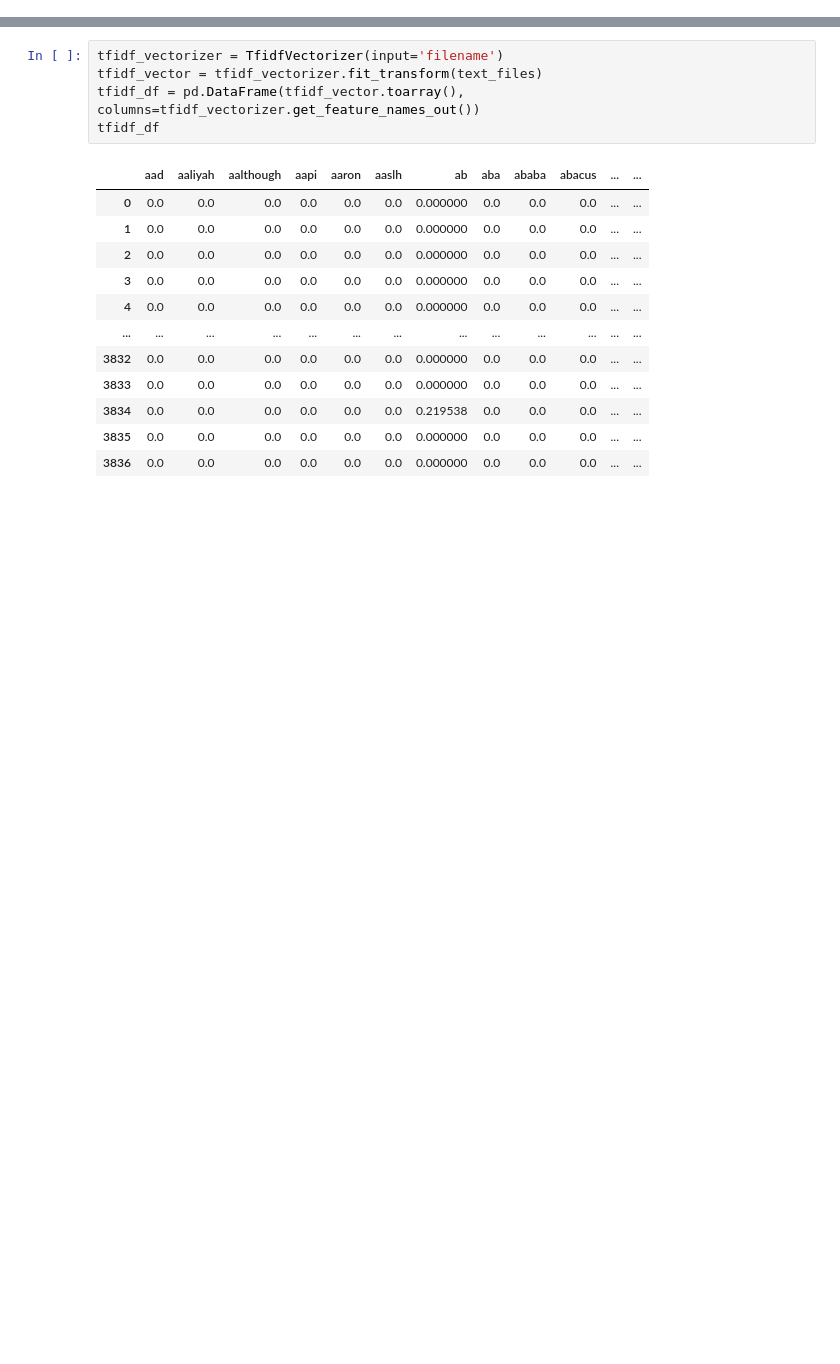
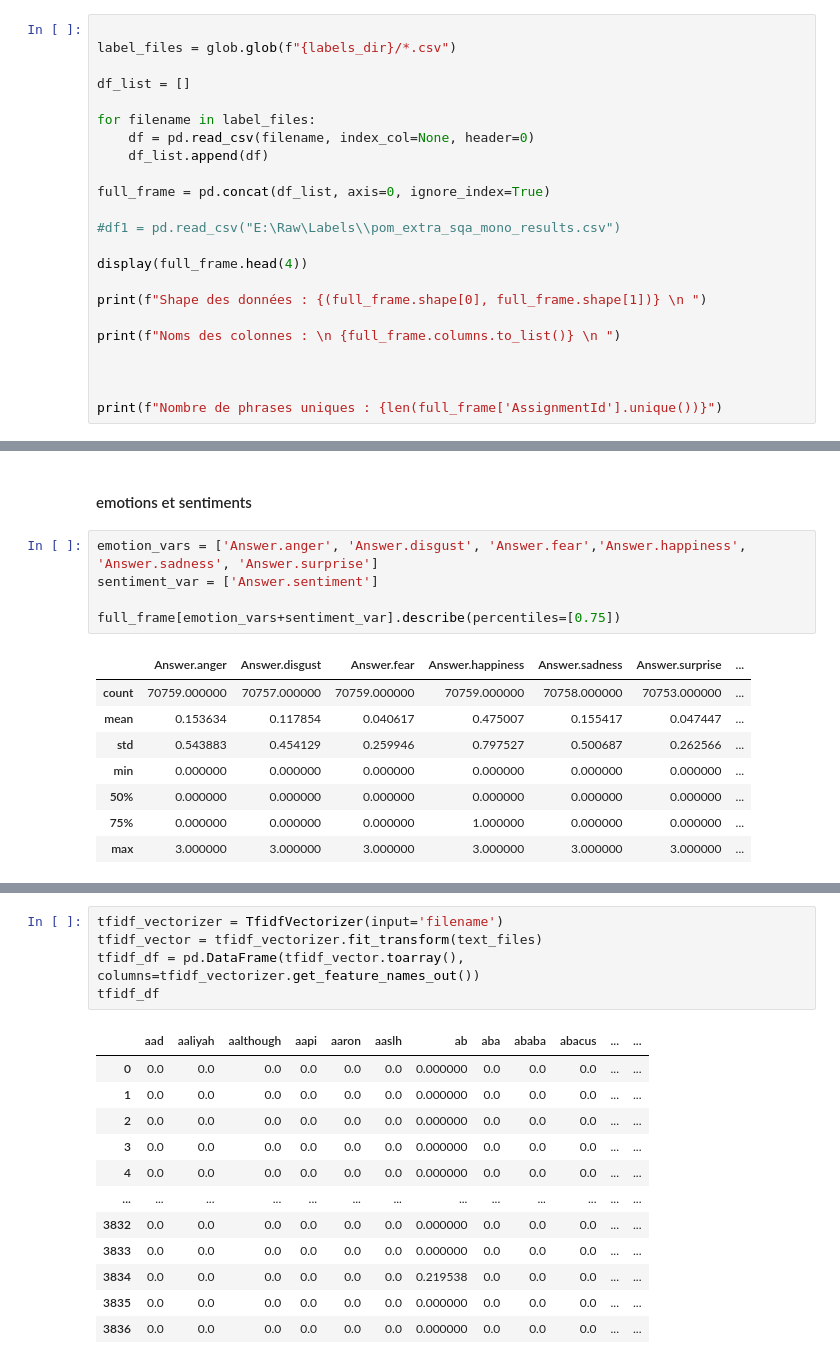
Before and after one commit to phgz/emotion, a Jupyter notebook: notebooks/text_cleaning.ipynb, the cells around one changed output, grey strips where cells are left out. Saved outputs shown, nothing was run; the diff lists cells and outputs as text; blank space fills up the shorter version.

```diff
--- a/notebooks/text_cleaning.ipynb
+++ b/notebooks/text_cleaning.ipynb
@@ -26,0 +46,23 @@ def list_filenames(root_dir):
+# %%
+
+label_files = glob.glob(f"{labels_dir}/*.csv")
+
+df_list = []
+
+for filename in label_files:
+    df = pd.read_csv(filename, index_col=None, header=0)
+    df_list.append(df)
+
+full_frame = pd.concat(df_list, axis=0, ignore_index=True)
+
+#df1 = pd.read_csv("E:\Raw\Labels\\pom_extra_sqa_mono_results.csv")
+
+display(full_frame.head(4))
+
+print(f"Shape des données : {(full_frame.shape[0], full_frame.shape[1])} \n ")
+
+print(f"Noms des colonnes : \n {full_frame.columns.to_list()} \n ")
+
+
+
+print(f"Nombre de phrases uniques : {len(full_frame['AssignmentId'].unique())}")
@@ -26,0 +105,16 @@ def list_filenames(root_dir):
+# %% [markdown]
+#### emotions et sentiments
+# %%
+emotion_vars = ['Answer.anger', 'Answer.disgust', 'Answer.fear','Answer.happiness', 'Answer.sadness', 'Answer.surprise']
+sentiment_var = ['Answer.sentiment']
+
+full_frame[emotion_vars+sentiment_var].describe(percentiles=[0.75])
+# %% [output]
+|  | Answer.anger | Answer.disgust | Answer.fear | Answer.happiness | Answer.sadness | Answer.surprise | ... |
+| count | 70759.000000 | 70757.000000 | 70759.000000 | 70759.000000 | 70758.000000 | 70753.000000 | ... |
+| mean | 0.153634 | 0.117854 | 0.040617 | 0.475007 | 0.155417 | 0.047447 | ... |
+| std | 0.543883 | 0.454129 | 0.259946 | 0.797527 | 0.500687 | 0.262566 | ... |
+| min | 0.000000 | 0.000000 | 0.000000 | 0.000000 | 0.000000 | 0.000000 | ... |
+| 50% | 0.000000 | 0.000000 | 0.000000 | 0.000000 | 0.000000 | 0.000000 | ... |
+| 75% | 0.000000 | 0.000000 | 0.000000 | 1.000000 | 0.000000 | 0.000000 | ... |
+| max | 3.000000 | 3.000000 | 3.000000 | 3.000000 | 3.000000 | 3.000000 | ... |
```
Also changed, not shown: parts of 24 cells of this notebook.
